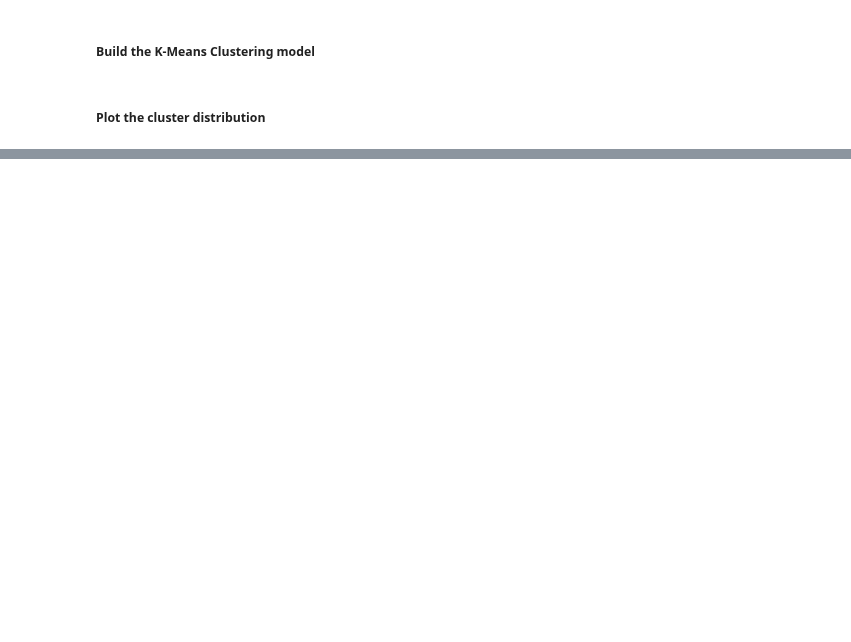
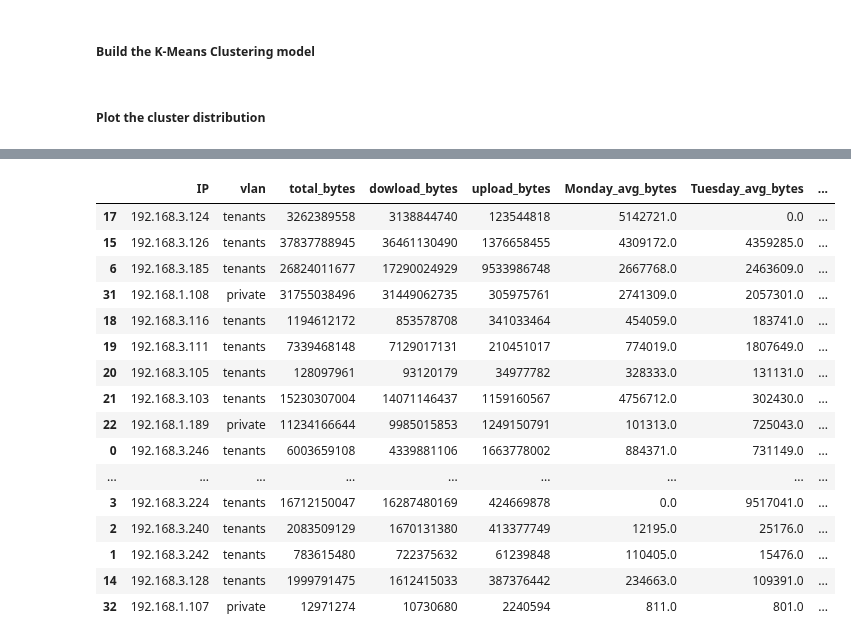
Before and after one commit to JohnnyFoulds/dsm010-2021-oct, a Jupyter notebook: coursework_02/cw02.ipynb, the cells around one changed output, grey strips where cells are left out. Cells and saved outputs as stored; diff of their text form; code cells hidden in the pictures; blank space fills up the shorter version.

```diff
--- a/coursework_02/cw02.ipynb
+++ b/coursework_02/cw02.ipynb
@@ -1093,0 +1089,21 @@ sns.barplot(
+# %%
+df_evaluate = cluster_assignment.toPandas().sort_values('prediction').drop(['features', 'standardized'], axis=1)
+df_evaluate
+# %% [output]
+|  | IP | vlan | total_bytes | dowload_bytes | upload_bytes | Monday_avg_bytes | Tuesday_avg_bytes | ... |
+| 17 | 192.168.3.124 | tenants | 3262389558 | 3138844740 | 123544818 | 5142721.0 | 0.0 | ... |
+| 15 | 192.168.3.126 | tenants | 37837788945 | 36461130490 | 1376658455 | 4309172.0 | 4359285.0 | ... |
+| 6 | 192.168.3.185 | tenants | 26824011677 | 17290024929 | 9533986748 | 2667768.0 | 2463609.0 | ... |
+| 31 | 192.168.1.108 | private | 31755038496 | 31449062735 | 305975761 | 2741309.0 | 2057301.0 | ... |
+| 18 | 192.168.3.116 | tenants | 1194612172 | 853578708 | 341033464 | 454059.0 | 183741.0 | ... |
+| 19 | 192.168.3.111 | tenants | 7339468148 | 7129017131 | 210451017 | 774019.0 | 1807649.0 | ... |
+| 20 | 192.168.3.105 | tenants | 128097961 | 93120179 | 34977782 | 328333.0 | 131131.0 | ... |
+| 21 | 192.168.3.103 | tenants | 15230307004 | 14071146437 | 1159160567 | 4756712.0 | 302430.0 | ... |
+| 22 | 192.168.1.189 | private | 11234166644 | 9985015853 | 1249150791 | 101313.0 | 725043.0 | ... |
+| 0 | 192.168.3.246 | tenants | 6003659108 | 4339881106 | 1663778002 | 884371.0 | 731149.0 | ... |
+| ... | ... | ... | ... | ... | ... | ... | ... | ... |
+| 3 | 192.168.3.224 | tenants | 16712150047 | 16287480169 | 424669878 | 0.0 | 9517041.0 | ... |
+| 2 | 192.168.3.240 | tenants | 2083509129 | 1670131380 | 413377749 | 12195.0 | 25176.0 | ... |
+| 1 | 192.168.3.242 | tenants | 783615480 | 722375632 | 61239848 | 110405.0 | 15476.0 | ... |
+| 14 | 192.168.3.128 | tenants | 1999791475 | 1612415033 | 387376442 | 234663.0 | 109391.0 | ... |
+| 32 | 192.168.1.107 | private | 12971274 | 10730680 | 2240594 | 811.0 | 801.0 | ... |
```
Also changed, not shown: parts of 41 cells of this notebook, 52 other files.
